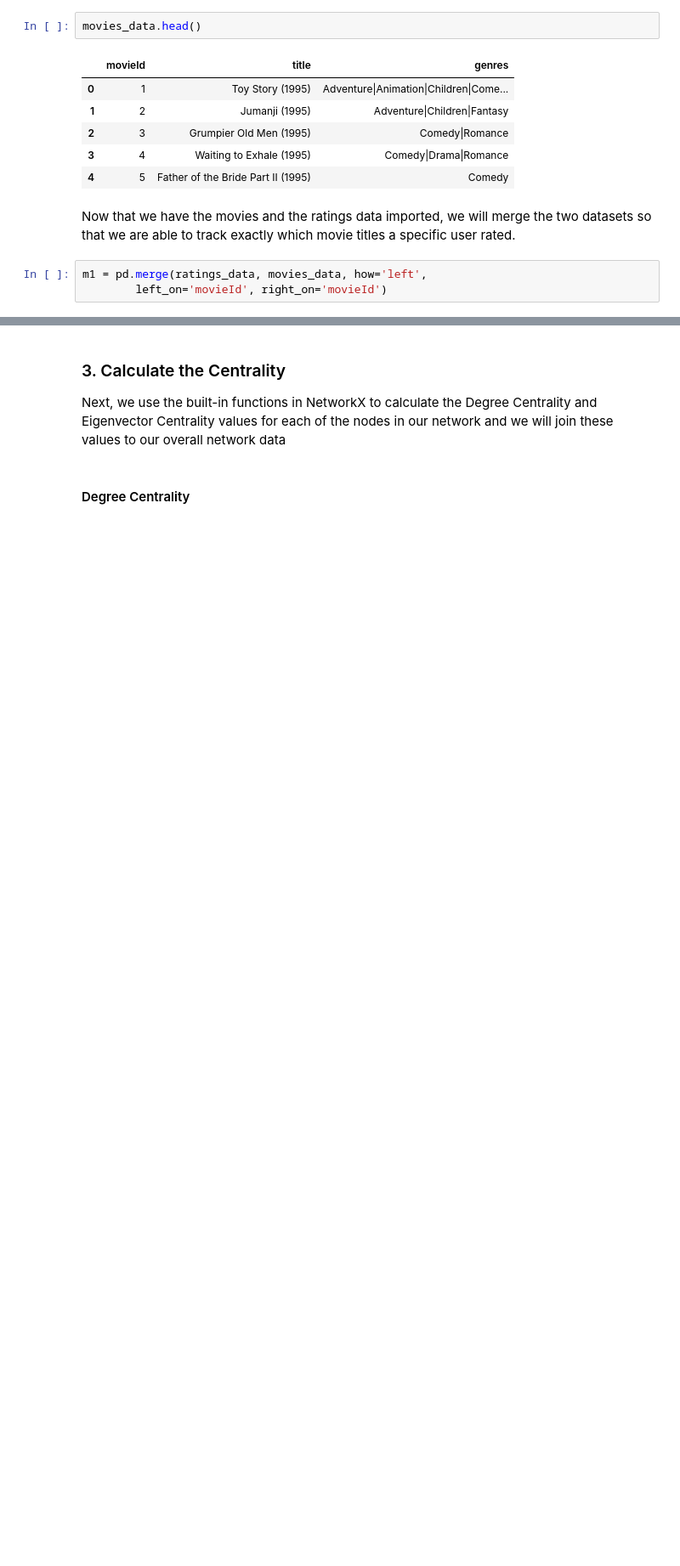
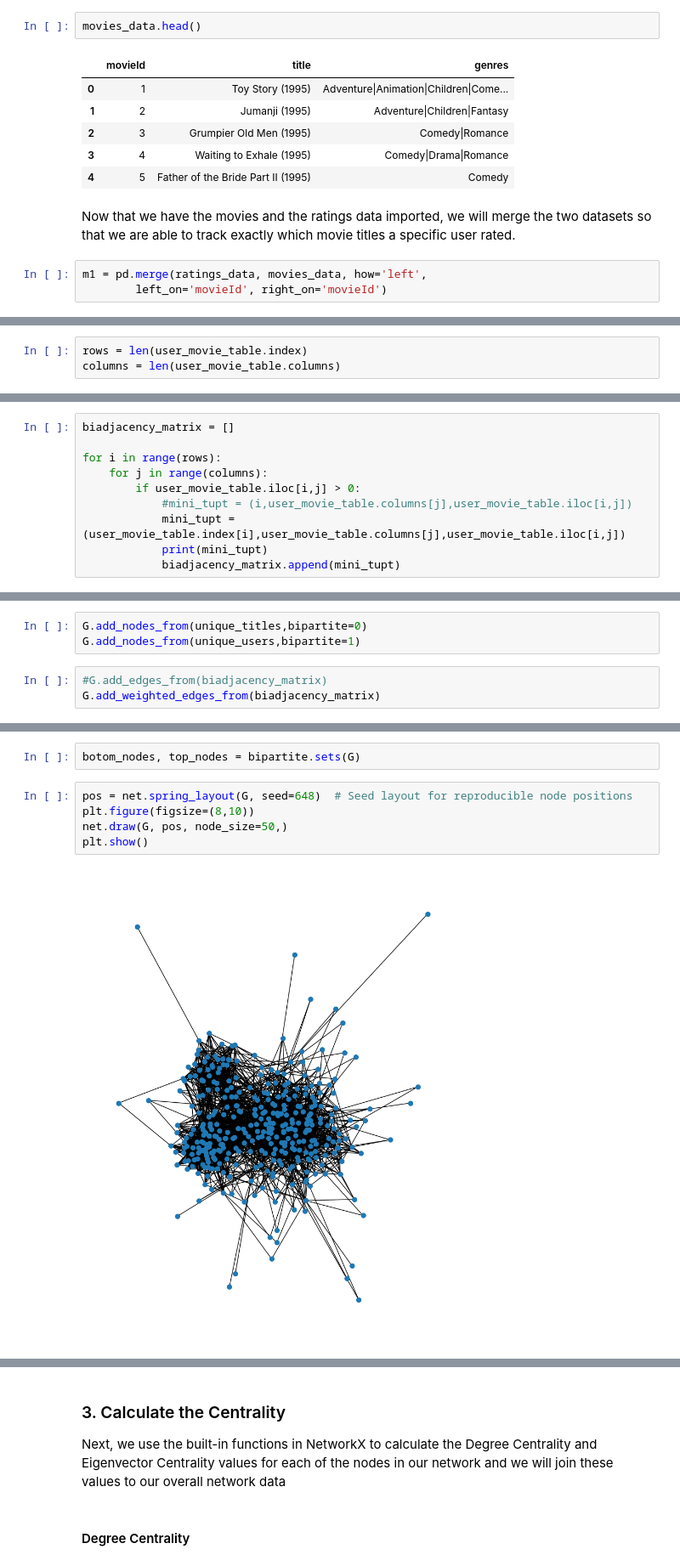
Before and after one commit to klmartin1998/spring2024-data620, a Jupyter notebook: projects/project2/DATA 620 - project2.ipynb, the cells around one changed output, grey strips where cells are left out. Shown at 85% size. Cells and saved outputs as stored; diff of their text form; blank space fills up the shorter version.

```diff
--- a/projects/project2/DATA 620 - project2.ipynb
+++ b/projects/project2/DATA 620 - project2.ipynb
@@ -171,0 +212,3 @@ else:
+# %%
+rows = len(user_movie_table.index)
+columns = len(user_movie_table.columns)
@@ -171,0 +219,10 @@ else:
+# %%
+biadjacency_matrix = []
+
+for i in range(rows):
+    for j in range(columns):
+        if user_movie_table.iloc[i,j] > 0:
+            #mini_tupt = (i,user_movie_table.columns[j],user_movie_table.iloc[i,j])
+            mini_tupt = (user_movie_table.index[i],user_movie_table.columns[j],user_movie_table.iloc[i,j])
+            print(mini_tupt)
+            biadjacency_matrix.append(mini_tupt)
@@ -171,0 +249,6 @@ else:
+# %%
+G.add_nodes_from(unique_titles,bipartite=0)
+G.add_nodes_from(unique_users,bipartite=1)
+# %%
+#G.add_edges_from(biadjacency_matrix)
+G.add_weighted_edges_from(biadjacency_matrix)
@@ -171,0 +263,9 @@ else:
+# %%
+botom_nodes, top_nodes = bipartite.sets(G)
+# %%
+pos = net.spring_layout(G, seed=648)  # Seed layout for reproducible node positions
+plt.figure(figsize=(8,10))
+net.draw(G, pos, node_size=50,)
+plt.show()
+# %% [output]
+[figure, added]
```
Also changed, not shown: parts of 62 cells of this notebook.
